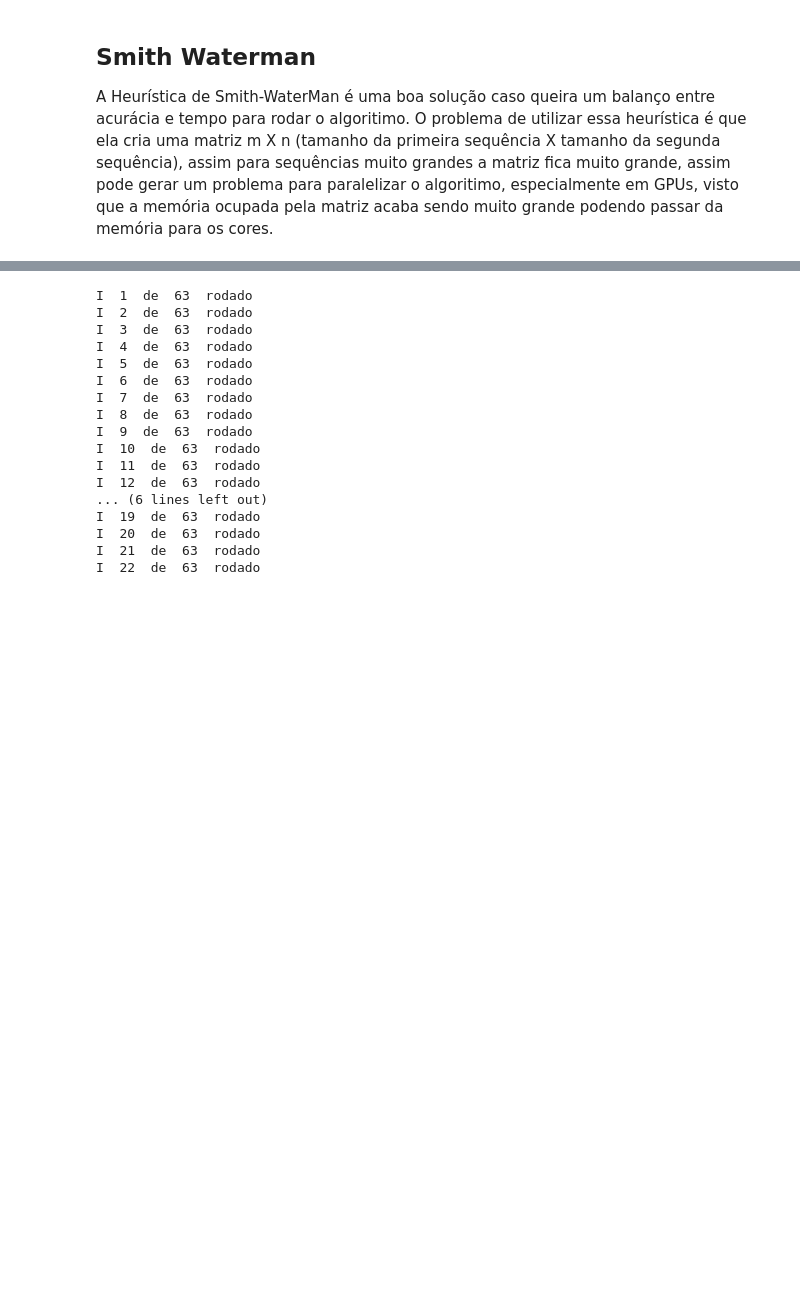
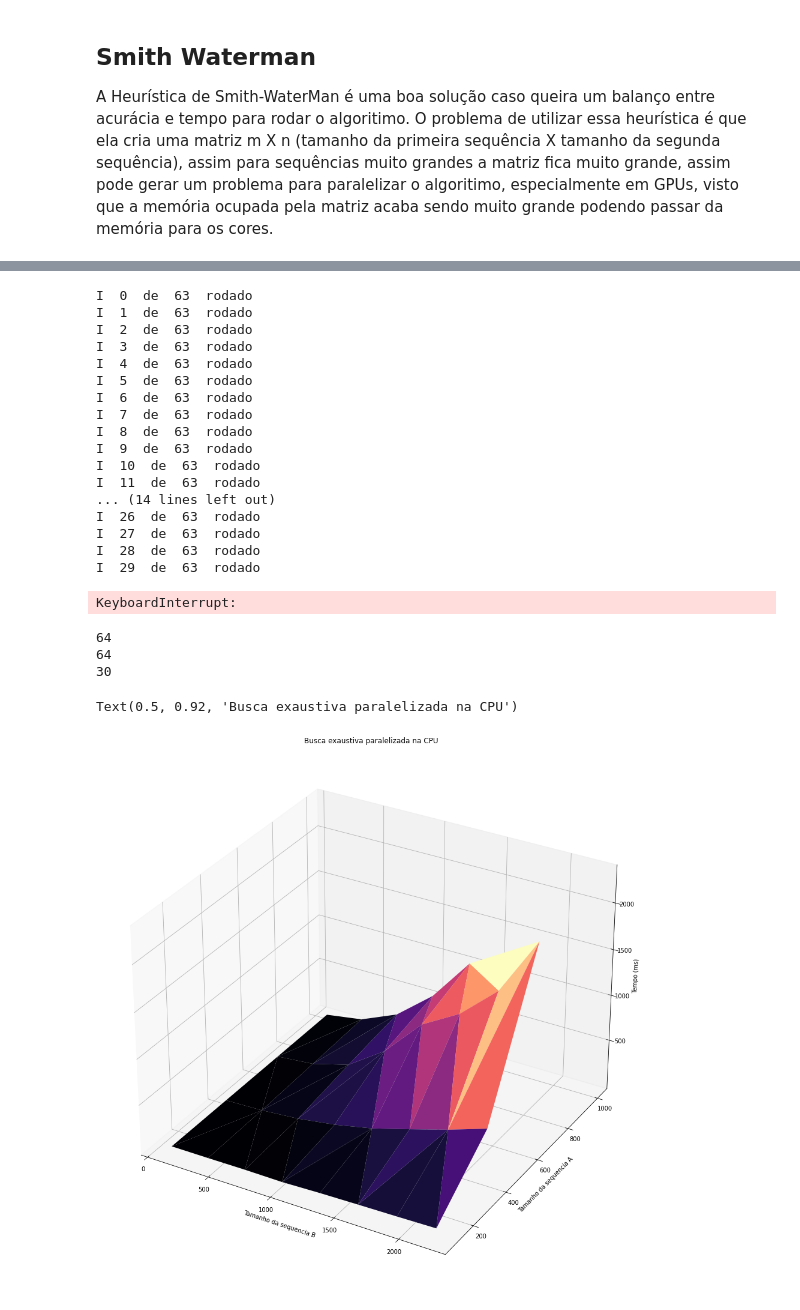
Before and after one commit to VergaraC/ProjetoSuperComp, a Jupyter notebook: Relatorio/Untitled.ipynb, the cells around one changed output, grey strips where cells are left out. Saved outputs shown, nothing was run; the diff lists cells and outputs as text; code cells hidden in the pictures; blank space fills up the shorter version.

Commit message:
falta seria exaustiva e rodar gráfico local (ft do colab salva)

```diff
--- a/Relatorio/Untitled.ipynb
+++ b/Relatorio/Untitled.ipynb
@@ -127,3 +128,23 @@ I  60  de  63  rodado
 I  61  de  63  rodado
 I  62  de  63  rodado
 I  63  de  63  rodado
+# %%
+timeExaustiva = list()
+#timeLocal = list()
+#timeSmithWaterman = list()
+#timeParallelLocal = list()
+#timeParallelExaustivaSmithWaterman = list()
+i = 29
+i2 = 0
+
+while i2<= i :
+    seq = "dna" + str(i2)
+    t1 = roda_com_entrada(algoritimos[0], seq)
+    timeExaustiva.append(t1)
+    '''
+    t2 = roda_com_entrada(algoritimos[1], seq)
+    timeLocal.append(t2)
+    t3 = roda_com_entrada(algoritimos[2], seq)
+    timeSmithWaterman.append(t3)'''
+    print("I ", i2, " de ", i, " rodado")
+    i2 += 1
@@ -270,11 +291,12 @@ A Busca Exaustiva sempre retorna o resultado correto, visto que compara todas as
 # %%
+rodado até 29
 #timeExaustiva = list()
 #timeLocal = list()
 #timeSmithWaterman = list()
 timeParallelLocal = list()
 #timeParallelExaustivaSmithWaterman = list()
 i = 63
-i2 = 1
+i2 = 30
 
 while i2 <= i :
     seq = "dna" + str(i2)
@@ -290,6 +312,7 @@ while i2 <= i :
     print("I ", i2, " de ", i, " rodado")
     i2 += 1
 # %% [output]
+I  0  de  63  rodado
 I  1  de  63  rodado
 I  2  de  63  rodado
 I  3  de  63  rodado
@@ -301,20 +324,27 @@ I  8  de  63  rodado
 I  9  de  63  rodado
 I  10  de  63  rodado
 I  11  de  63  rodado
-I  12  de  63  rodado
-... (6 lines left out)
-I  19  de  63  rodado
-I  20  de  63  rodado
-I  21  de  63  rodado
-I  22  de  63  rodado
+... (14 lines left out)
+I  26  de  63  rodado
+I  27  de  63  rodado
+I  28  de  63  rodado
+I  29  de  63  rodado
+KeyboardInterrupt:
 # %%
+rodado no collab, por não conseguir rodar no meu computador, mesmo com o cuda instalado e rodando outros arquivos .cu
+Dando esse erro ao compilar:
+
+error: parameter packs not expanded with ‘...’:
+  530 |         operator=(_Functor&& __f)
+
+
 #timeExaustiva = list()
 #timeLocal = list()
 #timeSmithWaterman = list()
 #timeParallelLocal = list()
 timeParallelExaustivaSmithWaterman = list()
 i = 63
-i2 = 1
+i2 = 0
 
 while i2 <= i :
     seq = "dna" + str(i2)
@@ -327,7 +357,7 @@ while i2 <= i :
     timeSmithWaterman.append(t3)
     t4 = roda_com_entrada(algoritimos[1], seq)
     timeParallelLocal.append(t2)'''
-    t5 = roda_com_entrada(algoritimos[1], seq)
-    timeParallelLocal.append(t5)
+    t5 = roda_com_entrada(algoritimos[4], seq)
+    timeParallelExaustivaSmithWaterman.append(t5)
     print("I ", i2, " de ", i, " rodado")
     i2 += 1
@@ -334,14 +368,20 @@ while i2 <= i :
 # %%
 print(len(tamanho2Utilizado))
 print(len(tamanho1Utilizado))
 print(len(timeParallelLocal))
 fig = plt.figure(figsize=(55,30))
 heuristica_graph = fig.add_subplot(133, projection='3d')
-heuristica_graph.plot_trisurf(tamanho2Utilizado, tamanho1Utilizado, timeParallelLocal,cmap='magma')
+heuristica_graph.plot_trisurf(tamanho2Utilizado[0:29], tamanho1Utilizado[0:29], timeParallelLocal,cmap='magma')
 heuristica_graph.set_xlabel('Tamanho da sequencia B')
 heuristica_graph.set_ylabel('Tamanho da sequencia A')
 heuristica_graph.set_zlabel('Tempo (ms)')
-heuristica_graph.set_title('Busca exaustiva na CPU')
+heuristica_graph.set_title('Busca exaustiva paralelizada na CPU')
+# %% [output]
+64
+64
+30
+Text(0.5, 0.92, 'Busca exaustiva paralelizada na CPU')
+[figure, added]
 # %%
 fig = plt.figure(figsize=(55,30))
 heuristica_graph = fig.add_subplot(133, projection='3d')
```
Also changed, not shown: parts of 13 cells of this notebook, 1 other file.
